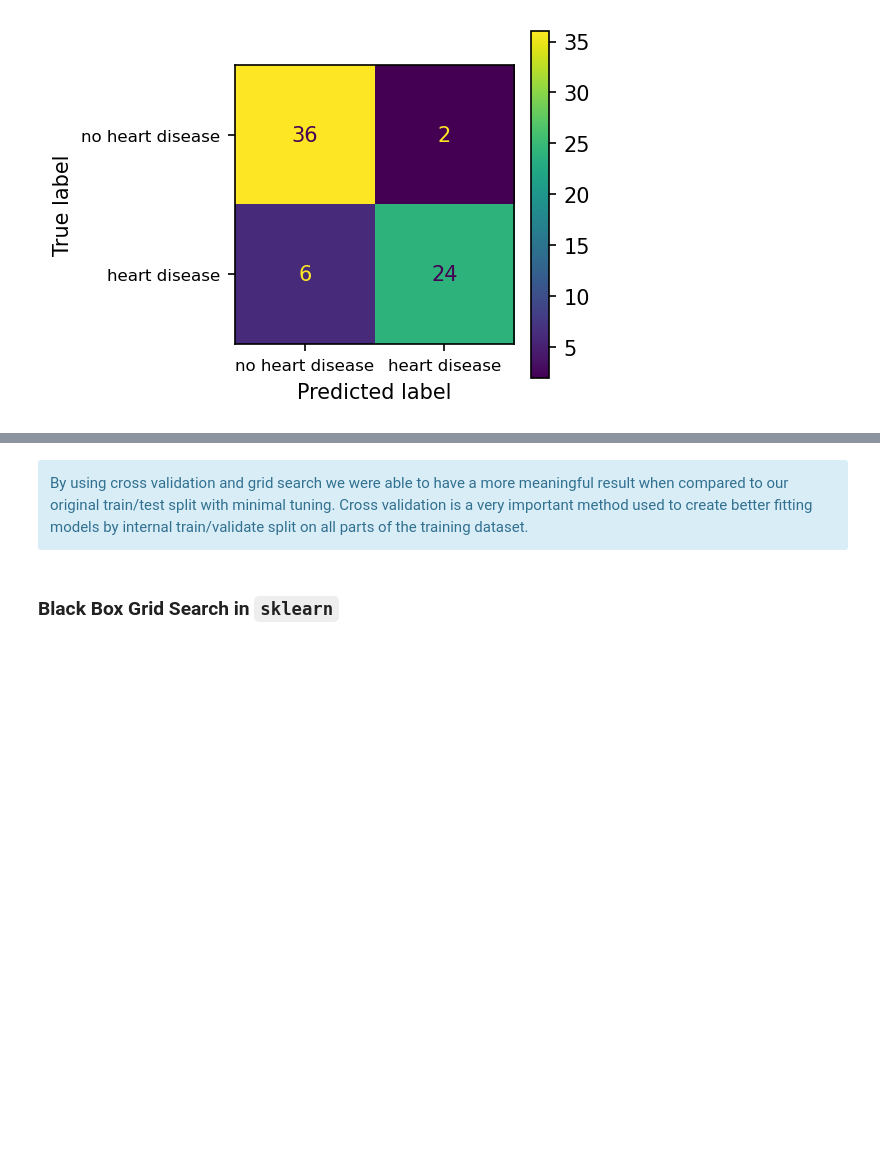
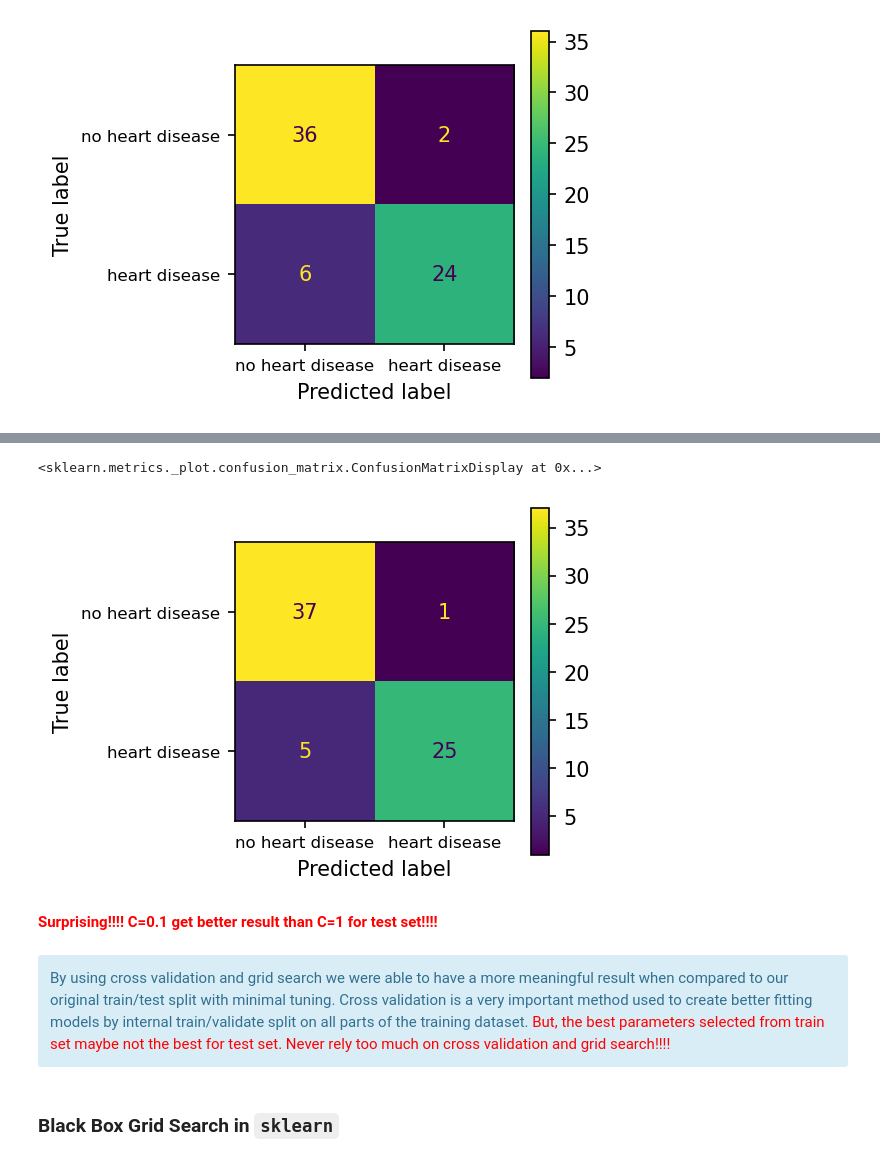
Before and after one commit to tsar1987/Springboard, a Jupyter notebook: Unit 14.2.11_Logistic Regression Advanced Case Study.ipynb, the cells around one changed output, grey strips where cells are left out. Drawn from its saved outputs; the diff is of its cells as text; code cells hidden in the pictures; blank space fills up the shorter version.

```diff
--- a/Unit 14.2.11_Logistic Regression Advanced Case Study.ipynb
+++ b/Unit 14.2.11_Logistic Regression Advanced Case Study.ipynb
@@ -1406,0 +1409,8 @@ display_cm.plot(ax = ax)
+# %%
+# your turn
+clf = LogisticRegression(solver = 'newton-cg', max_iter = 500, C=0.1)
+clf.fit(Xlr, ylr)
+ytestlr_pred = clf.predict(Xtestlr)
+print("[Test Classification Report]")
+print(classification_report(ytestlr, ytestlr_pred))
+print(f"accuracy_score is {accuracy_score(ytestlr, ytestlr_pred)}")
@@ -1407,6 +1429,21 @@ display_cm.plot(ax = ax)
+# %%
+cm = confusion_matrix(ytestlr, ytestlr_pred, labels = clf.classes_)
+_, ax = plt.subplots()
+display_cm = ConfusionMatrixDisplay(confusion_matrix = cm,
+                                    display_labels = ['no heart disease', 'heart disease'])
+ax.set_xticks([0, 1])
+ax.set_yticks([0, 1])
+ax.set_xticklabels(labels = ['no heart disease', 'heart disease'], fontsize = 8)
+ax.set_yticklabels(labels = ['no heart disease', 'heart disease'], fontsize = 8)
+display_cm.plot(ax = ax)
+# %% [output]
+<sklearn.metrics._plot.confusion_matrix.ConfusionMatrixDisplay at 0x...>
+[figure, added]
+# %% [markdown]
+<font color=red>**Surprising!!!! C=0.1 get better result than C=1 for test set!!!!**
 # %% [markdown]
 <div class="span5 alert alert-info">
-By using cross validation and grid search we were able to have a more meaningful result when compared to our original train/test split with minimal tuning. Cross validation is a very important method used to create better fitting models by internal train/validate split on all parts of the training dataset.
+By using cross validation and grid search we were able to have a more meaningful result when compared to our original train/test split with minimal tuning. Cross validation is a very important method used to create better fitting models by internal train/validate split on all parts of the training dataset. <font color=red>But, the best parameters selected from train set maybe not the best for test set. Never rely too much on cross validation and grid search!!!!
 # %% [markdown]
 ### Black Box Grid Search in `sklearn`
 # %% [markdown]
```
Also changed, not shown: parts of 3 cells of this notebook.
